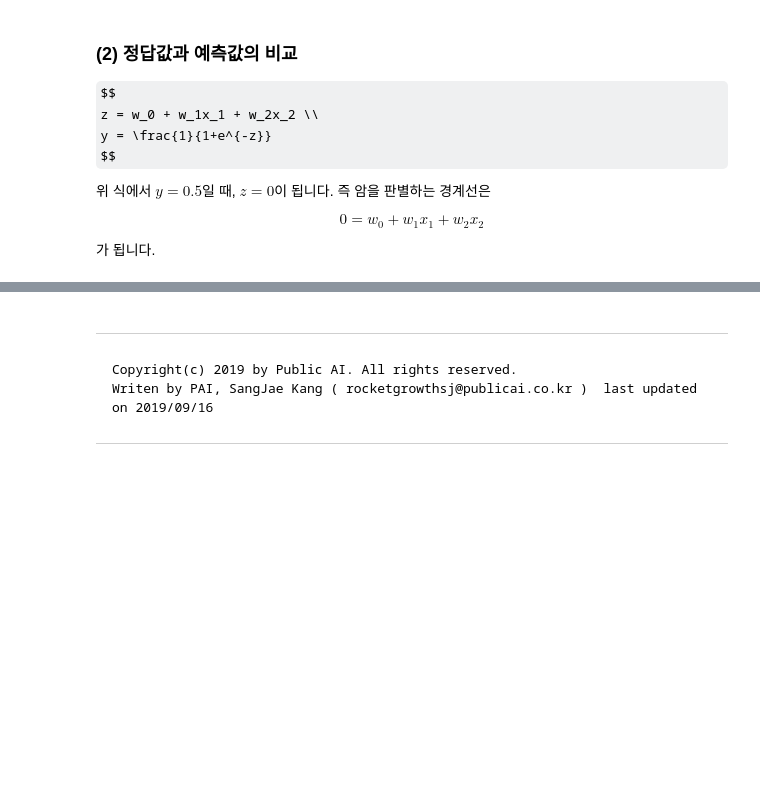
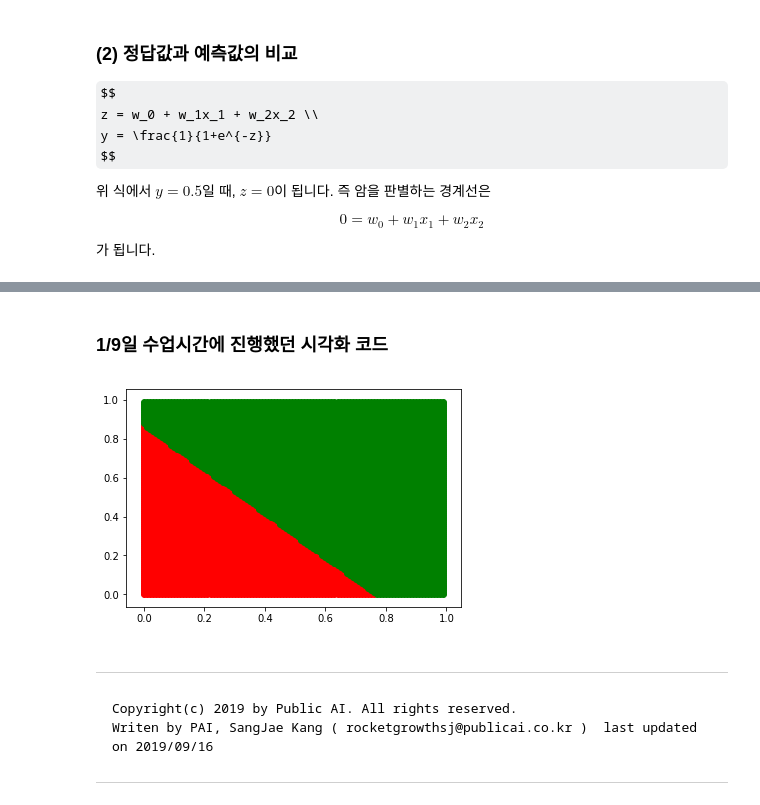
Before and after one commit to pihksk/Multicampus_Vision_Lecture_deploy, a Jupyter notebook: Week1_Day3/2_Logistic_Regression.ipynb, the cells around one changed output, grey strips where cells are left out. Drawn from its saved outputs; the diff is of its cells as text; code cells hidden in the pictures; some formulas as TeX source; blank space fills up the shorter version.

```diff
--- a/Week1_Day3/2_Logistic_Regression.ipynb
+++ b/Week1_Day3/2_Logistic_Regression.ipynb
@@ -491,3 +491,28 @@ plt.show()
+# %% [markdown]
+### 1/9일 수업시간에 진행했던 시각화 코드
+# %%
+x1s, x2s = np.meshgrid(np.arange(0,1,0.01), np.arange(0,1,0.01))
+
+x1s = x1s.reshape(-1)
+x2s = x2s.reshape(-1)
+
+all_logits = x1s * w_1 + x2s * w_2 + w_0
+all_probs = 1 / (1 + np.exp(-all_logits))
+
+normal_mask = (all_probs < 0.5) # 0.5 이하면 정상
+cancer_mask = (all_probs >= 0.5) # 0.5 이상이면 암
+
+normal_x1s = x1s[normal_mask]
+normal_x2s = x2s[normal_mask]
+
+cancer_x1s = x1s[cancer_mask]
+cancer_x2s = x2s[cancer_mask]
+
+plt.scatter(normal_x1s, normal_x2s, c='r')
+plt.scatter(cancer_x1s, cancer_x2s, c='g')
+plt.show()
+# %% [output]
+[figure, added]
 # %% [markdown]
 #
 
```
Also changed, not shown: parts of 4 cells of this notebook.
